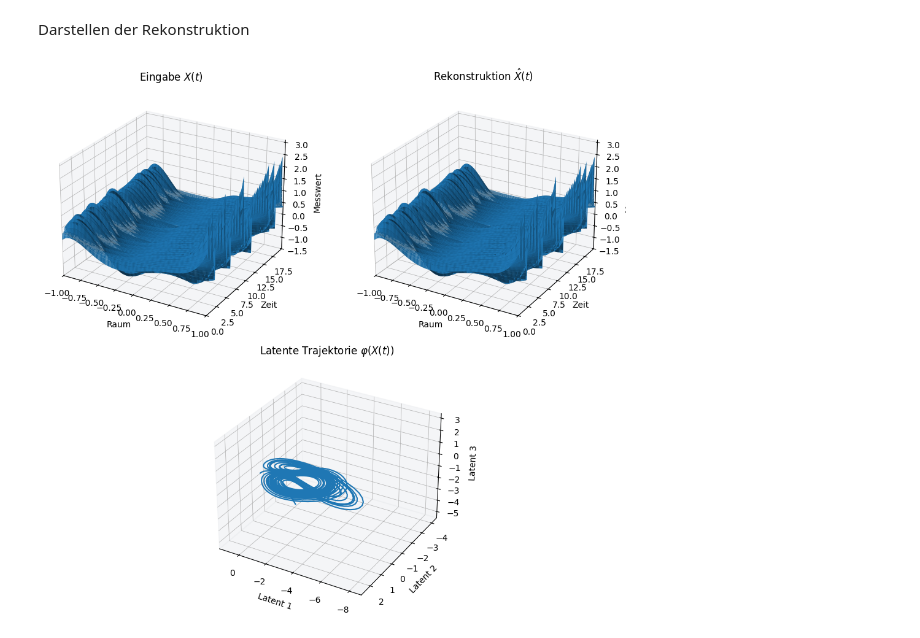
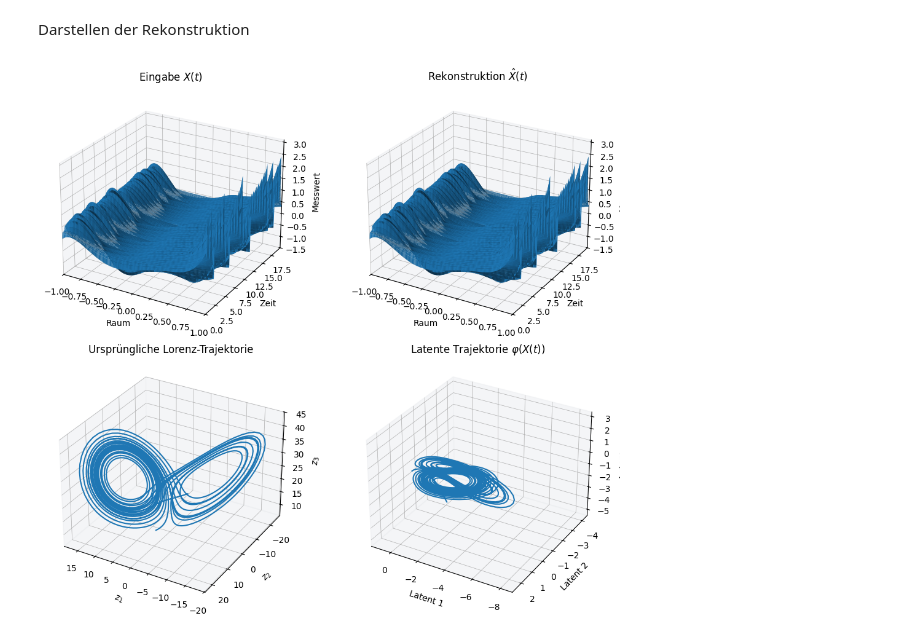
Before and after one commit to John-3003/Bachelorarbeit_John_Reimer, a Jupyter notebook: Rekonstruktion_Lorenz-Daten.ipynb, the cells around one changed output. Saved outputs shown, nothing was run; the diff lists cells and outputs as text; code cells hidden in the pictures.

```diff
--- a/Rekonstruktion_Lorenz-Daten.ipynb
+++ b/Rekonstruktion_Lorenz-Daten.ipynb
@@ -232,8 +232,10 @@ t_plot = np.arange(0.0, 20.0, 0.01)
 z0_plot = np.array([-8.0, 7.0, 27.0])
 
 # Lorenz-System simulieren und wie beim Training skalieren
-Z_plot = odeint(lorenz, z0_plot, t_plot)
-Z_plot = (Z_plot / 40.0).astype(np.float32)
+Z_plot_raw = odeint(lorenz, z0_plot, t_plot)
+
+# Skalierte Zustände für die Konstruktion der 128D-Beobachtungen
+Z_plot = (Z_plot_raw / 40.0).astype(np.float32)
 
 # Die gleiche 128D-Abbildung wie beim Training
 modes_plot = np.concatenate(
@@ -253,11 +255,10 @@ with torch.inference_mode():
 X_reconstructed = X_reconstructed_tensor.numpy()
 Z_encoded = Z_encoded_tensor.numpy()
 
-# Beide Matrizen besitzen die gleiche Form wie X_plot:
-# (2000 Zeitpunkte, 128 Gitterpunkte)
+
 SPACE, TIME = np.meshgrid(grid, t_plot)
 
-# Gleiche Höhenachse für Eingabe und Rekonstruktion
+
 value_min = min(X_plot.min(), X_reconstructed.min())
 value_max = max(X_plot.max(), X_reconstructed.max())
 
@@ -272,8 +273,11 @@ gs = fig.add_gridspec(2, 4)
 ax_input = fig.add_subplot(gs[0, 0:2], projection="3d")
 ax_output = fig.add_subplot(gs[0, 2:4], projection="3d")
 
-# Unten: latente Trajektorie mittig
-ax_latent = fig.add_subplot(gs[1, 1:3], projection="3d")
+# Unten links: ursprüngliche Lorenz-Trajektorie
+ax_lorenz = fig.add_subplot(gs[1, 0:2], projection="3d")
+
+# Unten rechts: gelernte latente Trajektorie
+ax_latent = fig.add_subplot(gs[1, 2:4], projection="3d")
 
 # Eingabe und Rekonstruktion mit den gleichen Einstellungen
 for ax, values, title in [
@@ -298,31 +302,47 @@ for ax, values, title in [
     ax.set_title(title)
 
     ax.set_xlim(grid[0], grid[-1])
     ax.set_ylim(t_plot[0], t_plot[-1])
     ax.set_zlim(value_min - padding, value_max + padding)
 
     ax.view_init(elev=25, azim=-60)
 
+# Ursprüngliche Lorenz-Trajektorie vor Skalierung und 128D-Abbildung
+ax_lorenz.plot(
+    Z_plot_raw[:, 0],
+    Z_plot_raw[:, 1],
+    Z_plot_raw[:, 2],
+    color="tab:blue",
+    linewidth=1.5
+)
+
+ax_lorenz.set_title("Ursprüngliche Lorenz-Trajektorie")
+ax_lorenz.set_xlabel(r"$z_1$")
+ax_lorenz.set_ylabel(r"$z_2$")
+ax_lorenz.set_zlabel(r"$z_3$")
+
+ax_lorenz.view_init(elev=30, azim=120)
+
 # Latente Trajektorie
 ax_latent.plot(
     Z_encoded[:, 0],
     Z_encoded[:, 1],
     Z_encoded[:, 2],
     color="tab:blue",
     linewidth=1.5
 )
 
 ax_latent.set_title(r"Latente Trajektorie $\varphi(X(t))$")
 ax_latent.set_xlabel("Latent 1")
 ax_latent.set_ylabel("Latent 2")
 ax_latent.set_zlabel("Latent 3")
 
 
 ax_latent.view_init(elev=30, azim=120)
 
 plt.savefig("Rekonstruktion_SiLU.pdf", dpi=200)
 
 
 plt.show()
 # %% [output]
-[figure, old version]
+[figure, new version]
```
